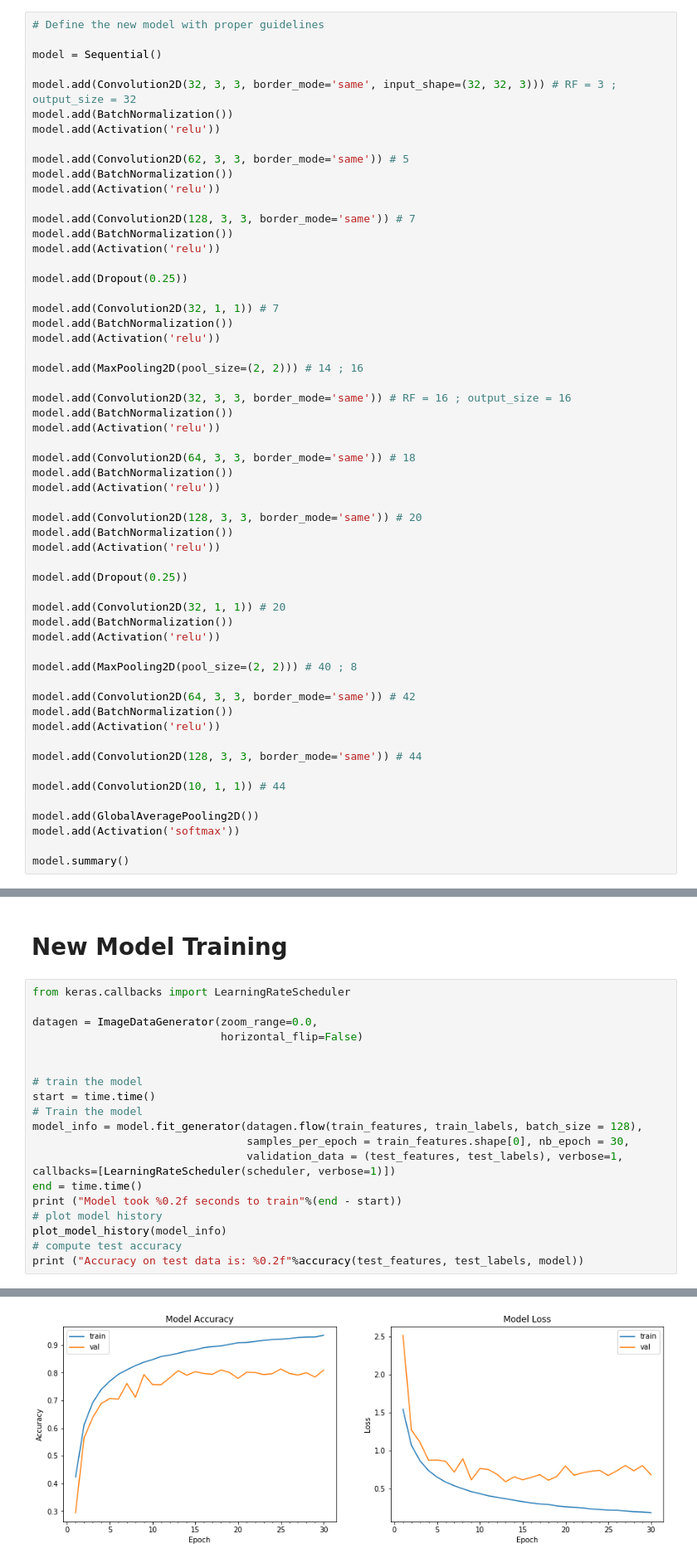
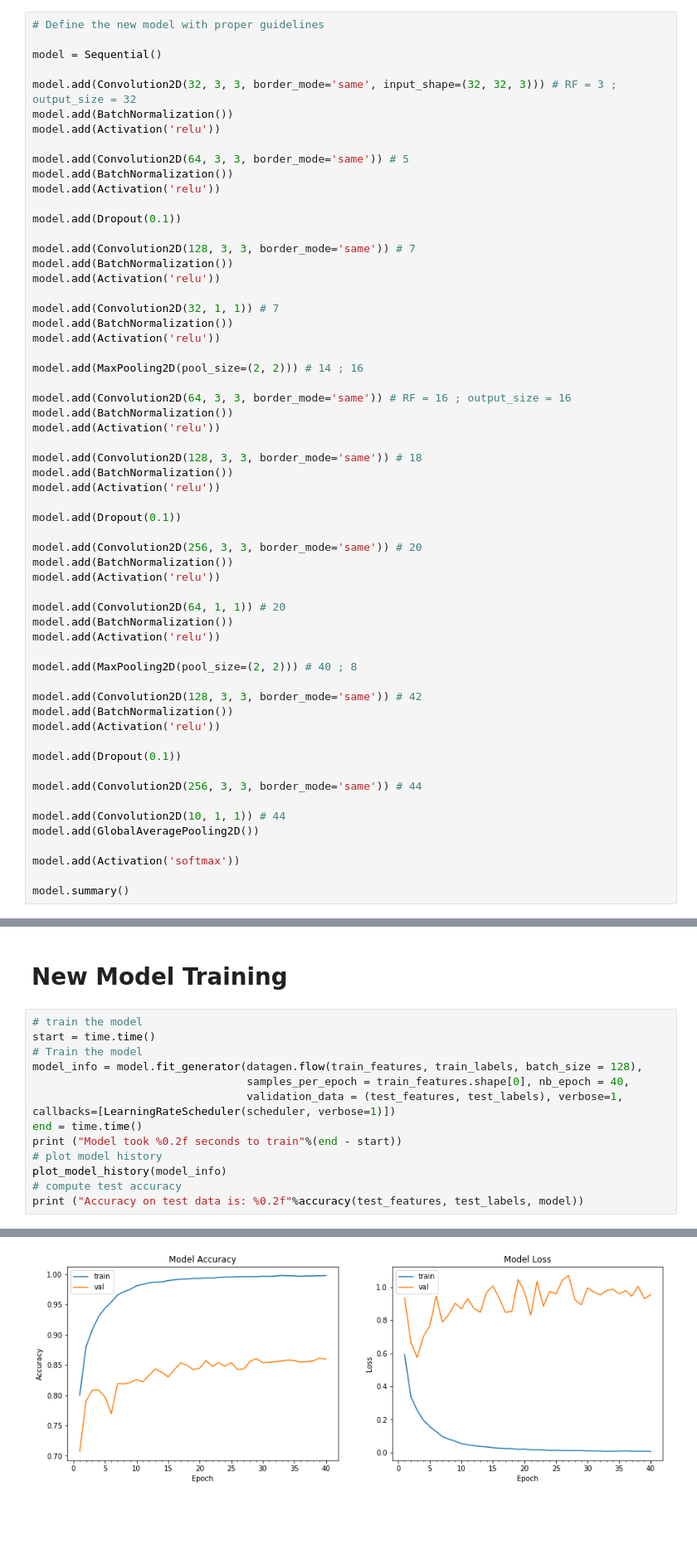
Before and after one commit to nrajmalwar/EVA-Projects, a Jupyter notebook: Session 6/Assignment_6A.ipynb, the cells around one changed output, grey strips where cells are left out. Shown at 83% size. Saved outputs shown, nothing was run; the diff lists cells and outputs as text; blank space fills up the shorter version.

```diff
--- a/Session 6/Assignment_6A.ipynb
+++ b/Session 6/Assignment_6A.ipynb
@@ -200,15 +223,15 @@ model.add(Convolution2D(32, 3, 3, border_mode='same', input_shape=(32, 32, 3)))
 model.add(BatchNormalization())
 model.add(Activation('relu'))
 
-model.add(Convolution2D(62, 3, 3, border_mode='same')) # 5
+model.add(Convolution2D(64, 3, 3, border_mode='same')) # 5
 model.add(BatchNormalization())
 model.add(Activation('relu'))
+
+model.add(Dropout(0.1))
 
 model.add(Convolution2D(128, 3, 3, border_mode='same')) # 7
 model.add(BatchNormalization())
 model.add(Activation('relu'))
-
-model.add(Dropout(0.25))
 
 model.add(Convolution2D(32, 1, 1)) # 7
 model.add(BatchNormalization())
@@ -216,35 +239,37 @@ model.add(Activation('relu'))
 
 model.add(MaxPooling2D(pool_size=(2, 2))) # 14 ; 16
 
-model.add(Convolution2D(32, 3, 3, border_mode='same')) # RF = 16 ; output_size = 16
+model.add(Convolution2D(64, 3, 3, border_mode='same')) # RF = 16 ; output_size = 16
 model.add(BatchNormalization())
 model.add(Activation('relu'))
 
-model.add(Convolution2D(64, 3, 3, border_mode='same')) # 18
+model.add(Convolution2D(128, 3, 3, border_mode='same')) # 18
 model.add(BatchNormalization())
 model.add(Activation('relu'))
 
-model.add(Convolution2D(128, 3, 3, border_mode='same')) # 20
+model.add(Dropout(0.1))
+
+model.add(Convolution2D(256, 3, 3, border_mode='same')) # 20
 model.add(BatchNormalization())
 model.add(Activation('relu'))
 
-model.add(Dropout(0.25))
-
-model.add(Convolution2D(32, 1, 1)) # 20
+model.add(Convolution2D(64, 1, 1)) # 20
 model.add(BatchNormalization())
 model.add(Activation('relu'))
 
 model.add(MaxPooling2D(pool_size=(2, 2))) # 40 ; 8
 
-model.add(Convolution2D(64, 3, 3, border_mode='same')) # 42
+model.add(Convolution2D(128, 3, 3, border_mode='same')) # 42
 model.add(BatchNormalization())
 model.add(Activation('relu'))
 
-model.add(Convolution2D(128, 3, 3, border_mode='same')) # 44
+model.add(Dropout(0.1))
+
+model.add(Convolution2D(256, 3, 3, border_mode='same')) # 44
 
 model.add(Convolution2D(10, 1, 1)) # 44
+model.add(GlobalAveragePooling2D())
 
-model.add(GlobalAveragePooling2D())
 model.add(Activation('softmax'))
 
 model.summary()
@@ -276,17 +302,11 @@ model.compile(loss='categorical_crossentropy', optimizer=Adam(lr=0.003), metrics
 # %% [markdown]
 # New Model Training
 # %%
-from keras.callbacks import LearningRateScheduler
-
-datagen = ImageDataGenerator(zoom_range=0.0,
-                             horizontal_flip=False)
-
-
 # train the model
 start = time.time()
 # Train the model
 model_info = model.fit_generator(datagen.flow(train_features, train_labels, batch_size = 128),
-                                 samples_per_epoch = train_features.shape[0], nb_epoch = 30,
+                                 samples_per_epoch = train_features.shape[0], nb_epoch = 40,
                                  validation_data = (test_features, test_labels), verbose=1, callbacks=[LearningRateScheduler(scheduler, verbose=1)])
 end = time.time()
 print ("Model took %0.2f seconds to train"%(end - start))
@@ -315 +335 @@ Model took 729.81 seconds to train
-[figure, old version]
+[figure, new version]
```
Also changed, not shown: parts of 9 cells of this notebook.
